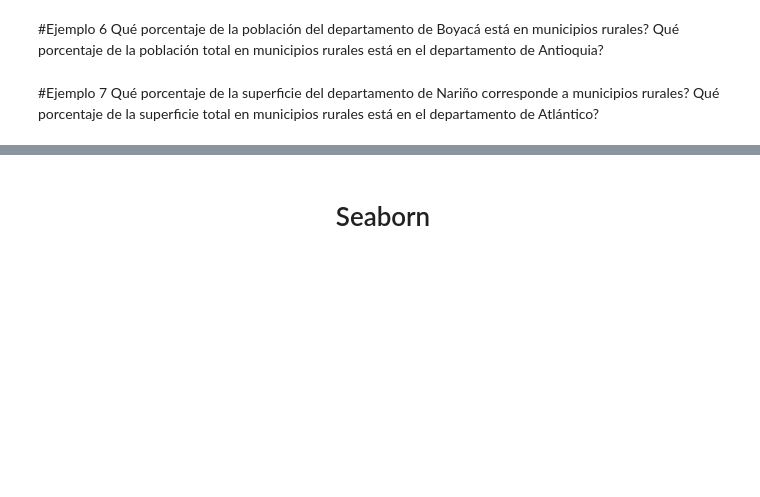
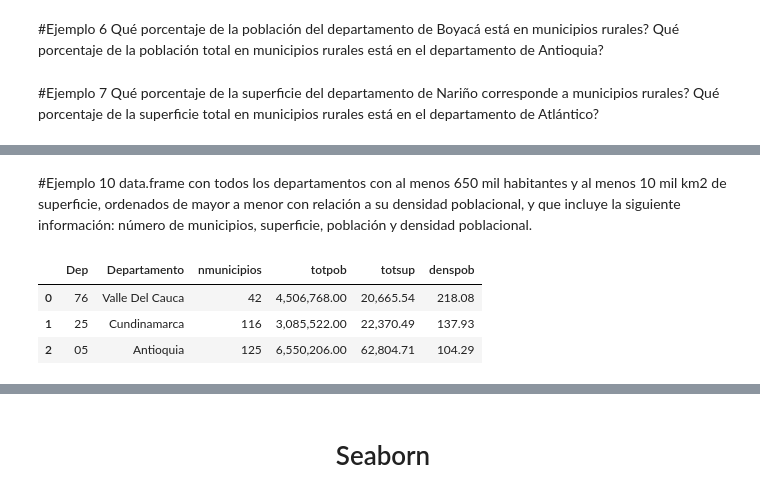
Before and after one commit to econb/data-science-mae, a Jupyter notebook: 3_Tarea_Pandas.ipynb, the cells around one changed output, grey strips where cells are left out. Drawn from its saved outputs; the diff is of its cells as text; code cells hidden in the pictures; blank space fills up the shorter version.

```diff
--- a/3_Tarea_Pandas.ipynb
+++ b/3_Tarea_Pandas.ipynb
@@ -251,0 +455,23 @@ twowayfreq(rows="Departamento",columns="Zona",weight="Superficie",data=Municipio
+# %% [markdown]
+#Ejemplo 10
+data.frame con todos los departamentos con al menos 650 mil habitantes y al menos 10 mil  km2  de superficie, ordenados de mayor a menor con relación a su densidad poblacional, y que incluye la siguiente información: número de municipios, superficie, población y densidad poblacional.
+# %%
+E10 = ps.sqldf("""select   Dep, Departamento, count(*) as nmunicipios, sum(Poblacion) as totpob,
+                           sum(Superficie) as totsup, sum(Poblacion)/sum(Superficie) as denspob
+                  from     Municipios
+                  group by Dep, Departamento
+                  having   totpob >= 650000 and totsup >= 10000
+                  order by denspob desc""")
+e10=(Municipios
+       .groupby(["Dep","Departamento"])[["Depmun","Superficie","Poblacion"]]
+       .agg(nmunicipios=("Depmun","count"),totpob=("Poblacion","sum"),totsup=("Superficie","sum")).reset_index()
+       .eval("denspob = totpob/totsup")
+       .query("totpob >= 650000 and totsup >= 10000")
+       .sort_values(by=["denspob"],ascending=False).reset_index(drop=True)
+      )
+e10.head(3)
+# %% [output]
+|  | Dep | Departamento | nmunicipios | totpob | totsup | denspob |
+| 0 | 76 | Valle Del Cauca | 42 | 4,506,768.00 | 20,665.54 | 218.08 |
+| 1 | 25 | Cundinamarca | 116 | 3,085,522.00 | 22,370.49 | 137.93 |
+| 2 | 05 | Antioquia | 125 | 6,550,206.00 | 62,804.71 | 104.29 |
```
Also changed, not shown: parts of 31 cells of this notebook.
